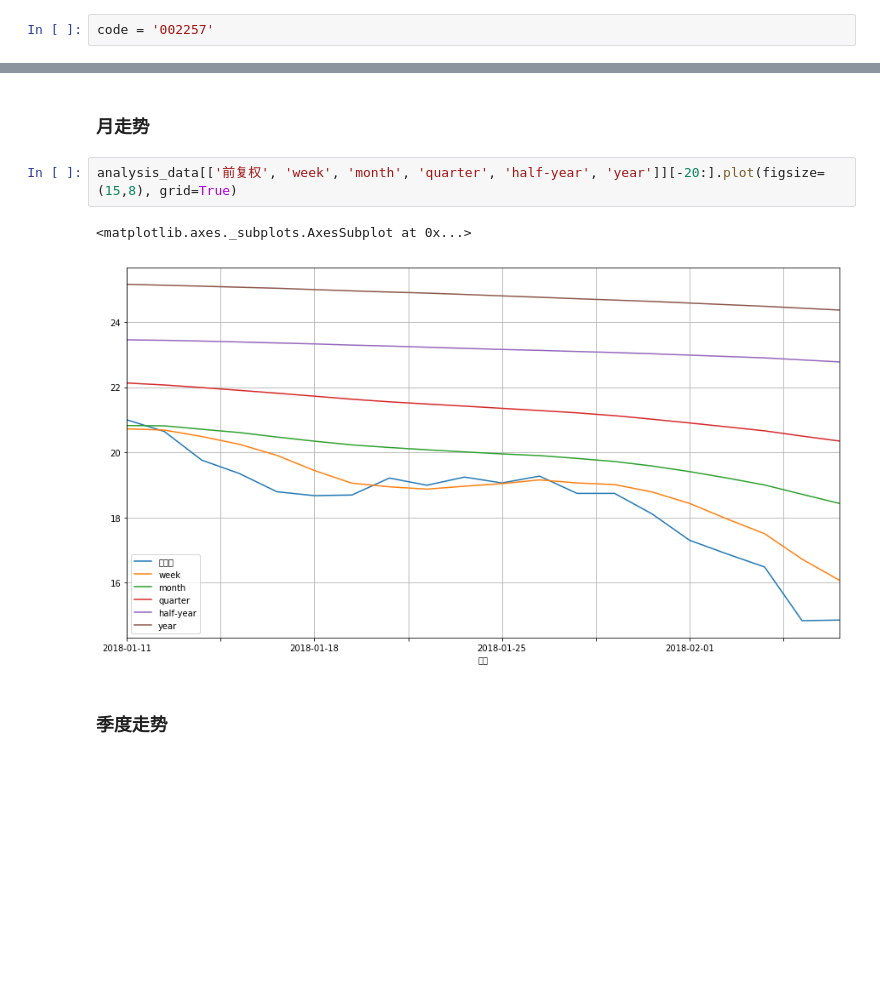
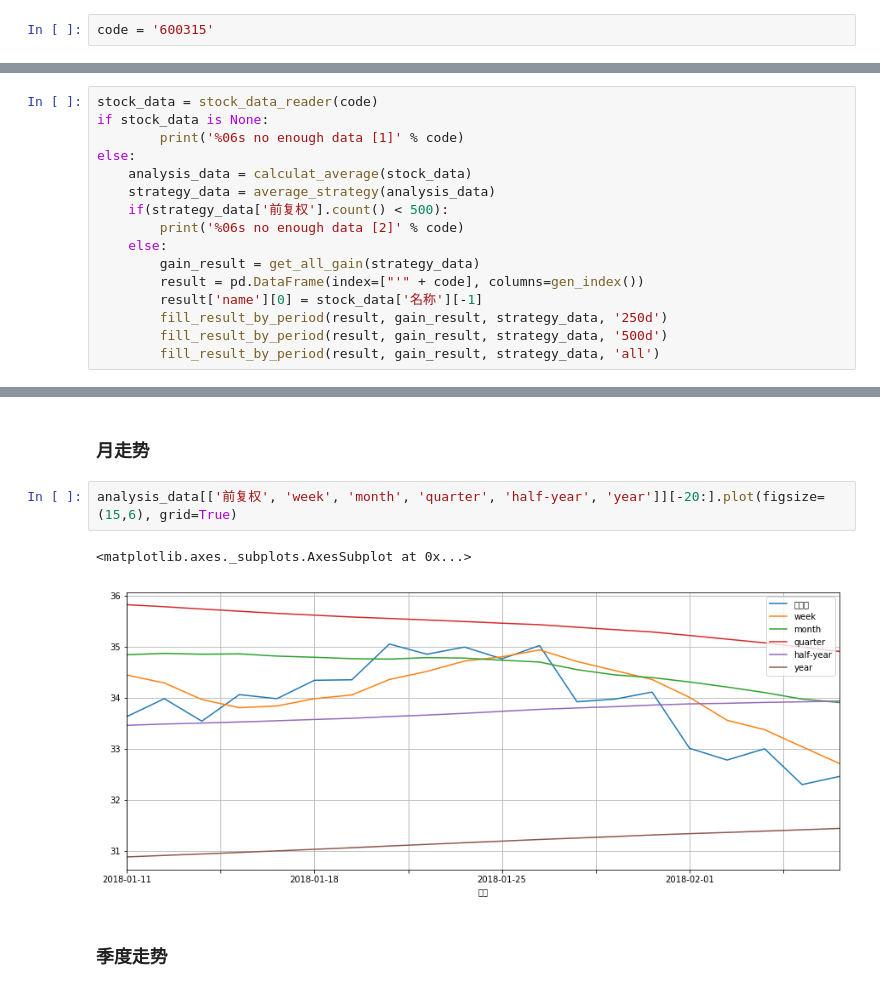
Before and after one commit to socrates77-sh/mystock, a Jupyter notebook: for_one_share.ipynb, the cells around one changed output, grey strips where cells are left out. Drawn from its saved outputs; the diff is of its cells as text; blank space fills up the shorter version.

```diff
--- a/for_one_share.ipynb
+++ b/for_one_share.ipynb
@@ -4,4 +6,4 @@ from one_share import *
 # %% [markdown]
 ### 输入股票代码
 # %%
-code = '002257'
+code = '600315'
@@ -19,3 +10,19 @@ gain_result = get_all_gain(strategy_data)
+# %%
+stock_data = stock_data_reader(code)
+if stock_data is None:
+        print('%06s no enough data [1]' % code)
+else:
+    analysis_data = calculat_average(stock_data)
+    strategy_data = average_strategy(analysis_data)
+    if(strategy_data['前复权'].count() < 500):
+        print('%06s no enough data [2]' % code)
+    else:
+        gain_result = get_all_gain(strategy_data)
+        result = pd.DataFrame(index=["'" + code], columns=gen_index())
+        result['name'][0] = stock_data['名称'][-1]
+        fill_result_by_period(result, gain_result, strategy_data, '250d')
+        fill_result_by_period(result, gain_result, strategy_data, '500d')
+        fill_result_by_period(result, gain_result, strategy_data, 'all')
 # %% [markdown]
 ### 最新报价
 # %%
@@ -51,10 +58,10 @@ get_position_days(strategy_data, 0).plot(kind='barh', ax=ax, title='all', stacke
 # %% [markdown]
 ### 月走势
 # %%
-analysis_data[['前复权', 'week', 'month', 'quarter', 'half-year', 'year']][-20:].plot(figsize=(15,8), grid=True)
+analysis_data[['前复权', 'week', 'month', 'quarter', 'half-year', 'year']][-20:].plot(figsize=(15,6), grid=True)
 # %% [output]
 <matplotlib.axes._subplots.AxesSubplot at 0x...>
-[figure, old version]
+[figure, new version]
 # %% [markdown]
 ### 季度走势
 # %%
```
Also changed, not shown: parts of 10 cells of this notebook, 10 other files.
